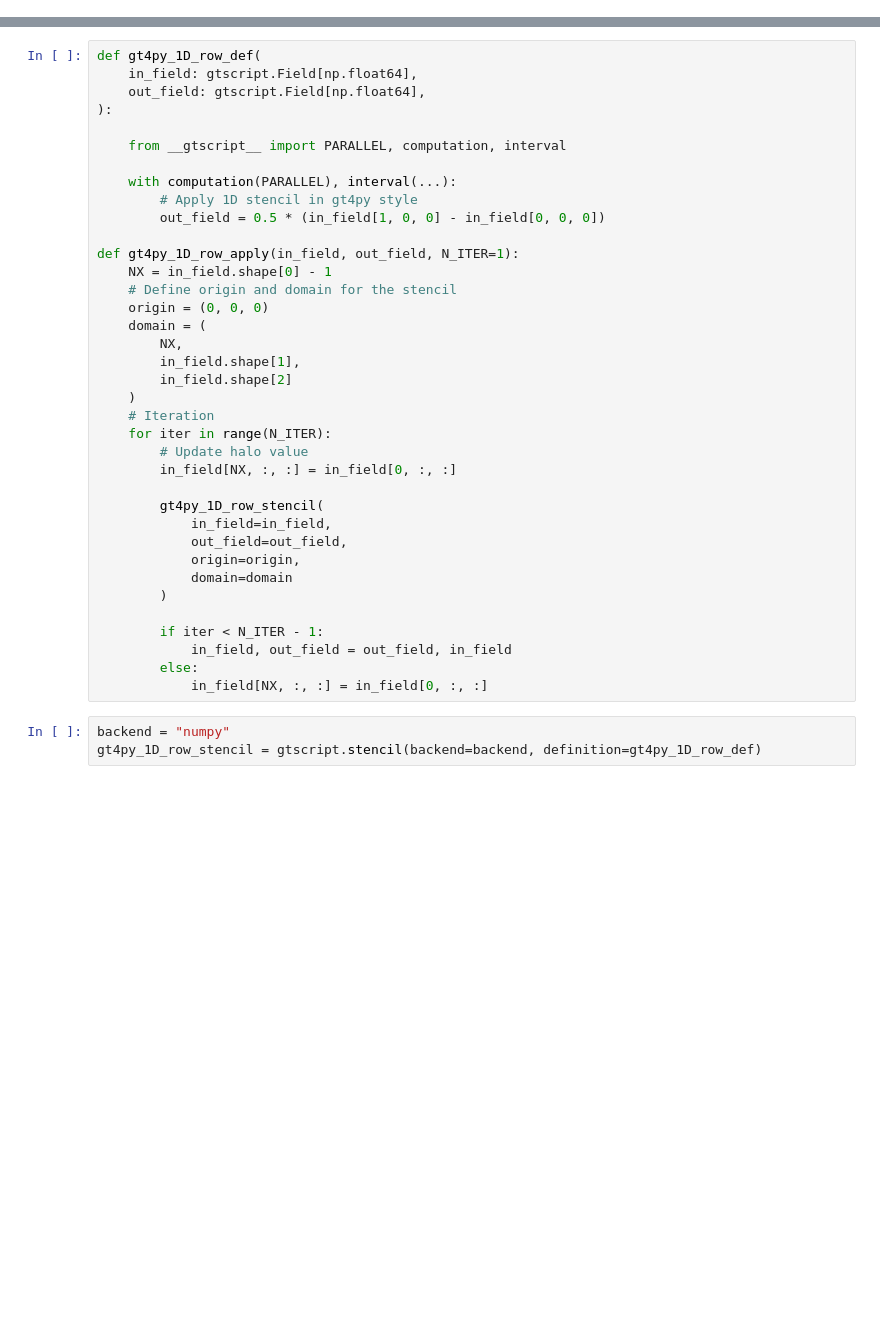
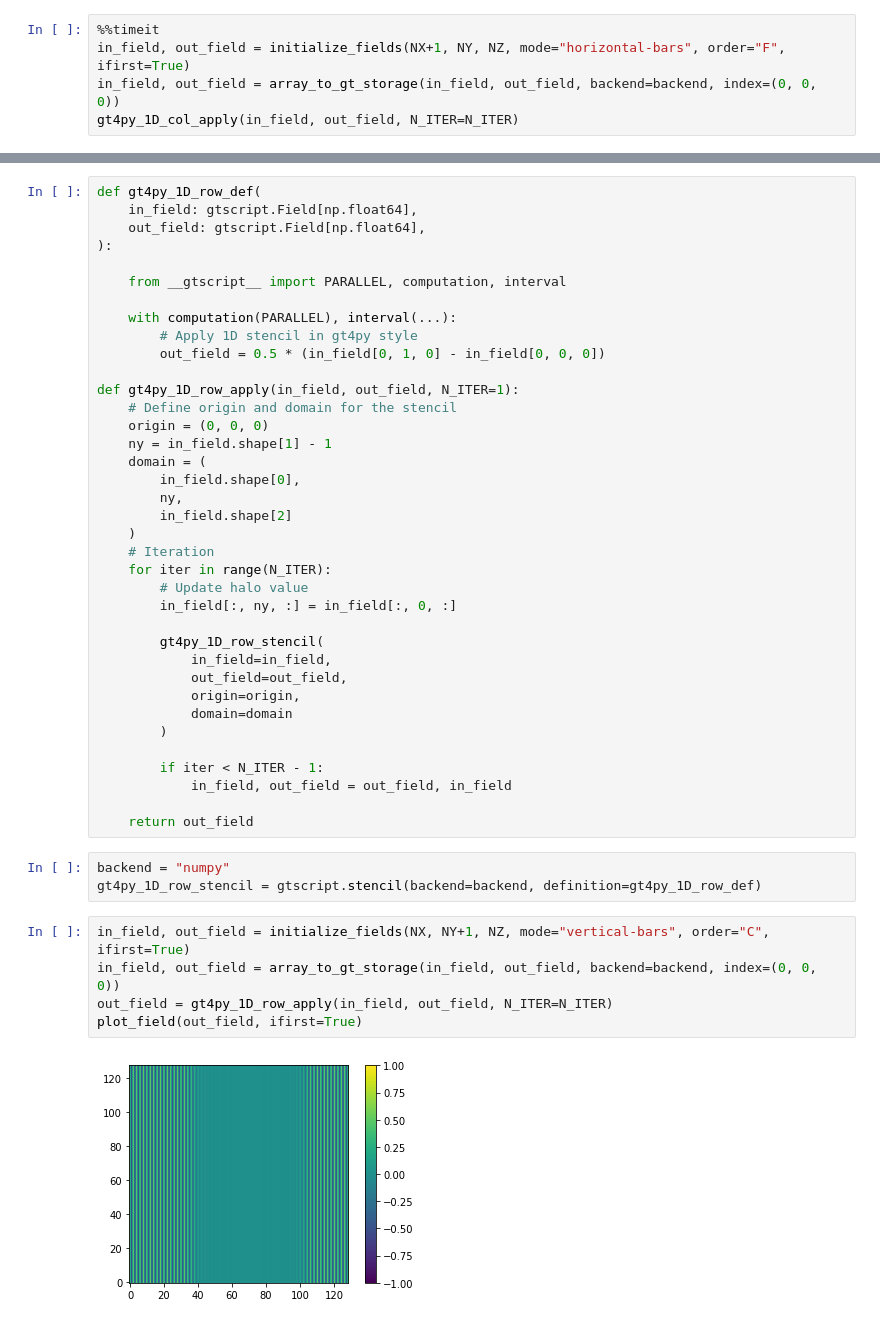
Before and after one commit to ofuhrer/HPC4WC, a Jupyter notebook: projects/2023/project12_highlevel_programming/3_gt4py.ipynb, the cells around one changed output, grey strips where cells are left out. Drawn from its saved outputs; the diff is of its cells as text; blank space fills up the shorter version.

```diff
--- a/projects/2023/project12_highlevel_programming/3_gt4py.ipynb
+++ b/projects/2023/project12_highlevel_programming/3_gt4py.ipynb
@@ -37,0 +174,5 @@ It is very important to declare the backends of GT4Py in the first place.
+# %%
+%%timeit
+in_field, out_field = initialize_fields(NX+1, NY, NZ, mode="horizontal-bars", order="F", ifirst=True)
+in_field, out_field = array_to_gt_storage(in_field, out_field, backend=backend, index=(0, 0, 0))
+gt4py_1D_col_apply(in_field, out_field, N_ITER=N_ITER)
@@ -45,21 +194,21 @@ def gt4py_1D_row_def(
 
     with computation(PARALLEL), interval(...):
         # Apply 1D stencil in gt4py style
-        out_field = 0.5 * (in_field[1, 0, 0] - in_field[0, 0, 0])
+        out_field = 0.5 * (in_field[0, 1, 0] - in_field[0, 0, 0])
 
 def gt4py_1D_row_apply(in_field, out_field, N_ITER=1):
-    NX = in_field.shape[0] - 1
     # Define origin and domain for the stencil
     origin = (0, 0, 0)
+    ny = in_field.shape[1] - 1
     domain = (
-        NX,
-        in_field.shape[1],
+        in_field.shape[0],
+        ny,
         in_field.shape[2]
     )
     # Iteration
     for iter in range(N_ITER):
         # Update halo value
-        in_field[NX, :, :] = in_field[0, :, :]
+        in_field[:, ny, :] = in_field[:, 0, :]
 
         gt4py_1D_row_stencil(
             in_field=in_field,
@@ -70,10 +219,17 @@ def gt4py_1D_row_apply(in_field, out_field, N_ITER=1):
 
         if iter < N_ITER - 1:
             in_field, out_field = out_field, in_field
-        else:
-            in_field[NX, :, :] = in_field[0, :, :]
+
+    return out_field
 # %%
 backend = "numpy"
 gt4py_1D_row_stencil = gtscript.stencil(backend=backend, definition=gt4py_1D_row_def)
+# %%
+in_field, out_field = initialize_fields(NX, NY+1, NZ, mode="vertical-bars", order="C", ifirst=True)
+in_field, out_field = array_to_gt_storage(in_field, out_field, backend=backend, index=(0, 0, 0))
+out_field = gt4py_1D_row_apply(in_field, out_field, N_ITER=N_ITER)
+plot_field(out_field, ifirst=True)
+# %% [output]
+[figure, added]
 # %%
 %%timeit
```
Also changed, not shown: parts of 36 cells of this notebook, 1 other file.
